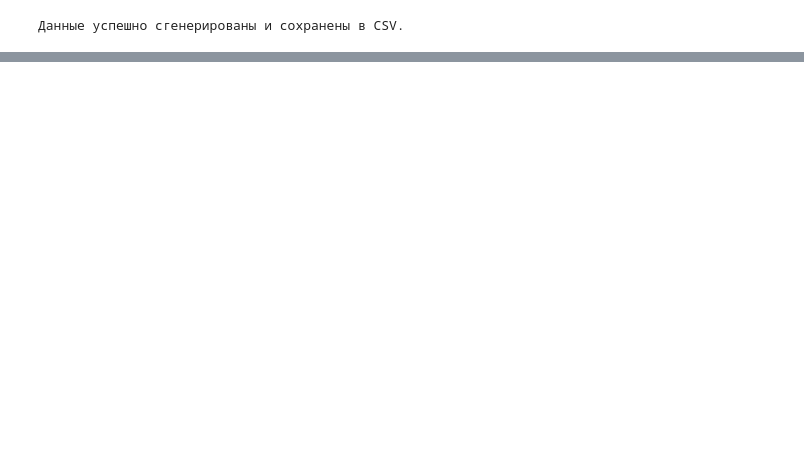
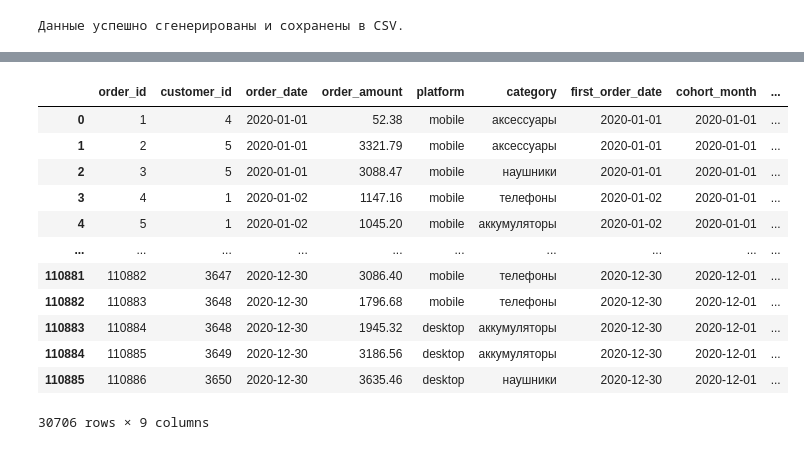
Before and after one commit to dengas/LTV-analysis, a Jupyter notebook: main.ipynb, the cells around one changed output, grey strips where cells are left out. Cells and saved outputs as stored; diff of their text form; code cells hidden in the pictures; blank space fills up the shorter version.

```diff
--- a/main.ipynb
+++ b/main.ipynb
@@ -154,0 +157,3 @@ orders.groupby('customer_id', as_index=False).agg({'order_date' : 'min'})
+# %%
+first_order_df['cohort_month'] = first_order_df['first_order_date'].dt.to_period('M').dt.to_timestamp()
+first_order_df
@@ -154,0 +174,2 @@ orders.groupby('customer_id', as_index=False).agg({'order_date' : 'min'})
+# %%
+orders = orders.merge(first_order_df, on='customer_id')
@@ -154,0 +192,18 @@ orders.groupby('customer_id', as_index=False).agg({'order_date' : 'min'})
+# %%
+orders['delta_days'] = (orders['order_date'] - orders['first_order_date']).dt.days
+orders_first_10_days = orders[orders['delta_days'] < 10]
+orders_first_10_days
+# %% [output]
+|  | order_id | customer_id | order_date | order_amount | platform | category | first_order_date | cohort_month | ... |
+| 0 | 1 | 4 | 2020-01-01 | 52.38 | mobile | аксессуары | 2020-01-01 | 2020-01-01 | ... |
+| 1 | 2 | 5 | 2020-01-01 | 3321.79 | mobile | аксессуары | 2020-01-01 | 2020-01-01 | ... |
+| 2 | 3 | 5 | 2020-01-01 | 3088.47 | mobile | наушники | 2020-01-01 | 2020-01-01 | ... |
+| 3 | 4 | 1 | 2020-01-02 | 1147.16 | mobile | телефоны | 2020-01-02 | 2020-01-01 | ... |
+| 4 | 5 | 1 | 2020-01-02 | 1045.20 | mobile | аккумуляторы | 2020-01-02 | 2020-01-01 | ... |
+| ... | ... | ... | ... | ... | ... | ... | ... | ... | ... |
+| 110881 | 110882 | 3647 | 2020-12-30 | 3086.40 | mobile | телефоны | 2020-12-30 | 2020-12-01 | ... |
+| 110882 | 110883 | 3648 | 2020-12-30 | 1796.68 | mobile | телефоны | 2020-12-30 | 2020-12-01 | ... |
+| 110883 | 110884 | 3648 | 2020-12-30 | 1945.32 | desktop | аккумуляторы | 2020-12-30 | 2020-12-01 | ... |
+| 110884 | 110885 | 3649 | 2020-12-30 | 3186.56 | desktop | аккумуляторы | 2020-12-30 | 2020-12-01 | ... |
+| 110885 | 110886 | 3650 | 2020-12-30 | 3635.46 | desktop | наушники | 2020-12-30 | 2020-12-01 | ... |
+30706 rows × 9 columns
```
Also changed, not shown: parts of 9 cells of this notebook.
